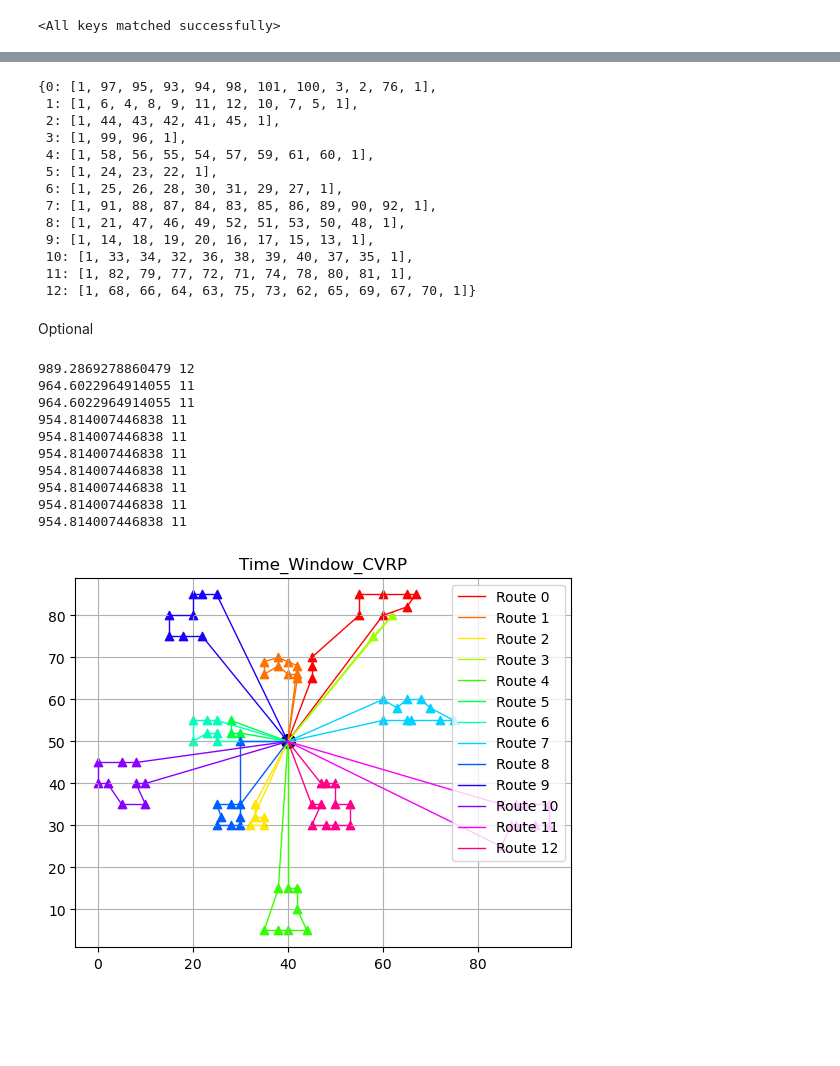
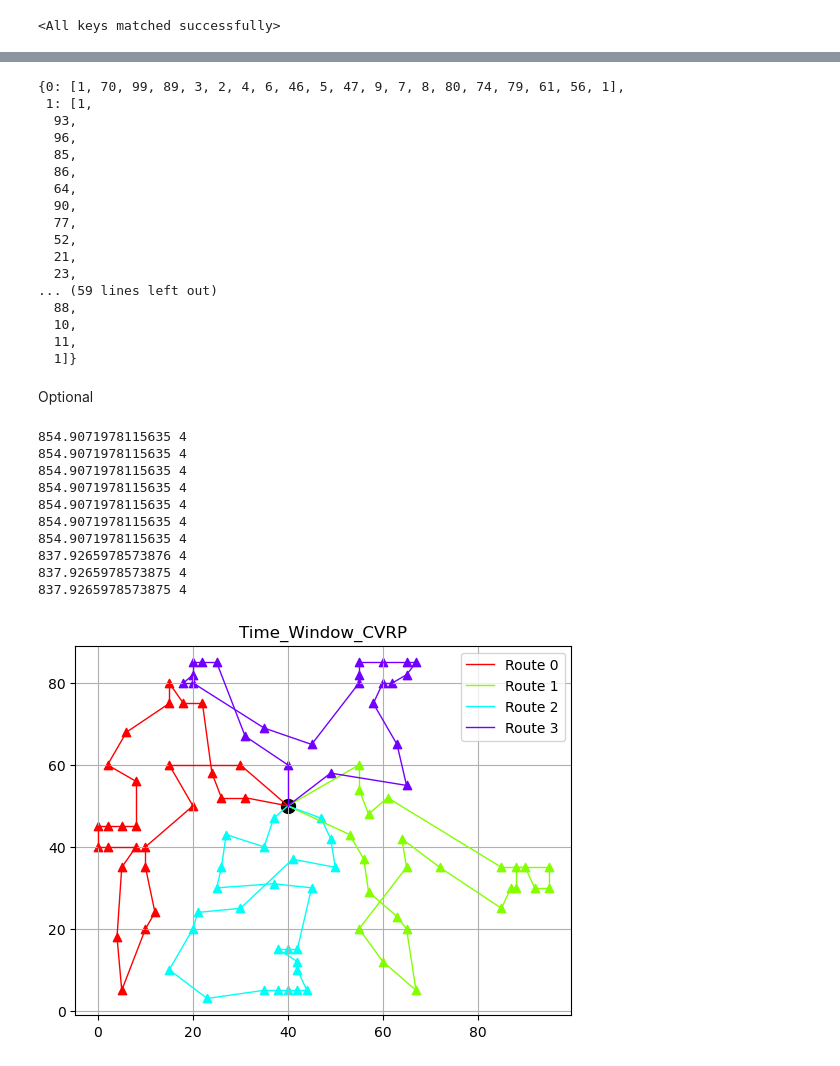
Before and after one commit to langkhachhoha/AMO-ACO-Inference, a Jupyter notebook: AMO-ACO.ipynb, the cells around one changed output, grey strips where cells are left out. Drawn from its saved outputs; the diff is of its cells as text; code cells hidden in the pictures; blank space fills up the shorter version.

```diff
--- a/AMO-ACO.ipynb
+++ b/AMO-ACO.ipynb
@@ -23,6 +26,6 @@ from Draw import *
 # %%
 device = None
-cfg = Data_100()
+cfg = Data_400()
 
 EPS = 1e-10
 model = Net3().to(device)
@@ -266,19 +276,23 @@ plt.legend()
 # %%
 final_path
 # %% [output]
-{0: [1, 97, 95, 93, 94, 98, 101, 100, 3, 2, 76, 1],
- 1: [1, 6, 4, 8, 9, 11, 12, 10, 7, 5, 1],
- 2: [1, 44, 43, 42, 41, 45, 1],
- 3: [1, 99, 96, 1],
- 4: [1, 58, 56, 55, 54, 57, 59, 61, 60, 1],
- 5: [1, 24, 23, 22, 1],
- 6: [1, 25, 26, 28, 30, 31, 29, 27, 1],
- 7: [1, 91, 88, 87, 84, 83, 85, 86, 89, 90, 92, 1],
- 8: [1, 21, 47, 46, 49, 52, 51, 53, 50, 48, 1],
- 9: [1, 14, 18, 19, 20, 16, 17, 15, 13, 1],
- 10: [1, 33, 34, 32, 36, 38, 39, 40, 37, 35, 1],
- 11: [1, 82, 79, 77, 72, 71, 74, 78, 80, 81, 1],
- 12: [1, 68, 66, 64, 63, 75, 73, 62, 65, 69, 67, 70, 1]}
+{0: [1, 70, 99, 89, 3, 2, 4, 6, 46, 5, 47, 9, 7, 8, 80, 74, 79, 61, 56, 1],
+ 1: [1,
+  93,
+  96,
+  85,
+  86,
+  64,
+  90,
+  77,
+  52,
+  21,
+  23,
+... (59 lines left out)
+  88,
+  10,
+  11,
+  1]}
 # %% [markdown]
 Optional
 # %%
@@ -295,16 +309,16 @@ for _ in range(10):
     BTNT, max_travel, max_route = save_solution(ants_route, travel_distance, BTNT, max_route, max_travel)
     print(max_travel, max_route)
 # %% [output]
-989.2869278860479 12
-964.6022964914055 11
-964.6022964914055 11
-954.814007446838 11
-954.814007446838 11
-954.814007446838 11
-954.814007446838 11
-954.814007446838 11
-954.814007446838 11
-954.814007446838 11
+854.9071978115635 4
+854.9071978115635 4
+854.9071978115635 4
+854.9071978115635 4
+854.9071978115635 4
+854.9071978115635 4
+854.9071978115635 4
+837.9265978573876 4
+837.9265978573875 4
+837.9265978573875 4
 # %%
 # final_solution = max(1000*max_route + max_travel, 1000*len(final_path.keys()) + best_cost)
 # final_solution
@@ -336,6 +350,6 @@ with open('Solution.txt', 'a') as f:
     f.write("Distance: {}".format(final_cost)+ '\n')
     f.write("-----------------------------------------------"+ '\n')
 # %%
-draw(final_path, colony)
+draw(final_route, colony)
 # %% [output]
-[figure, old version]
+[figure, new version]
```
Also changed, not shown: parts of 5 cells of this notebook, 6 other files.
